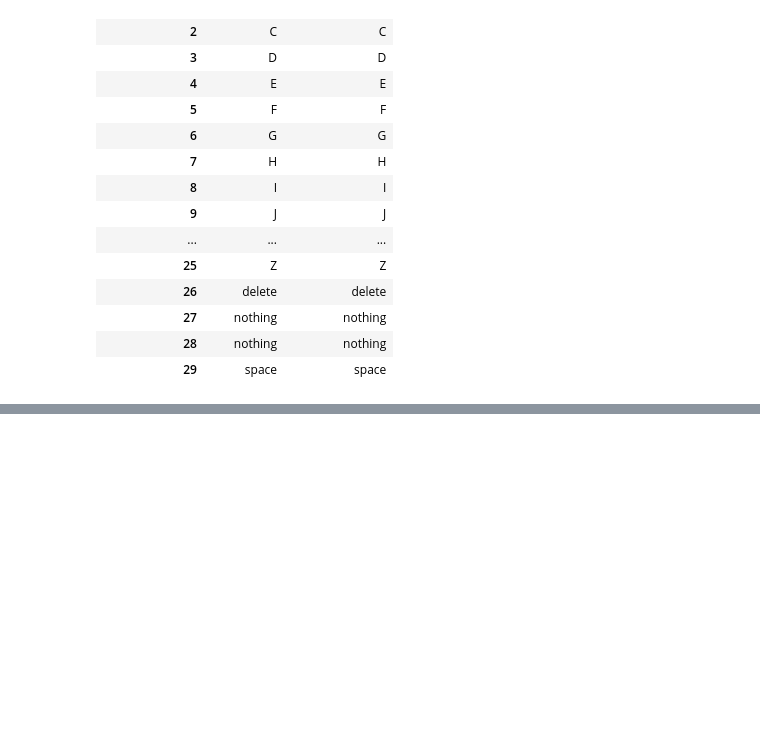
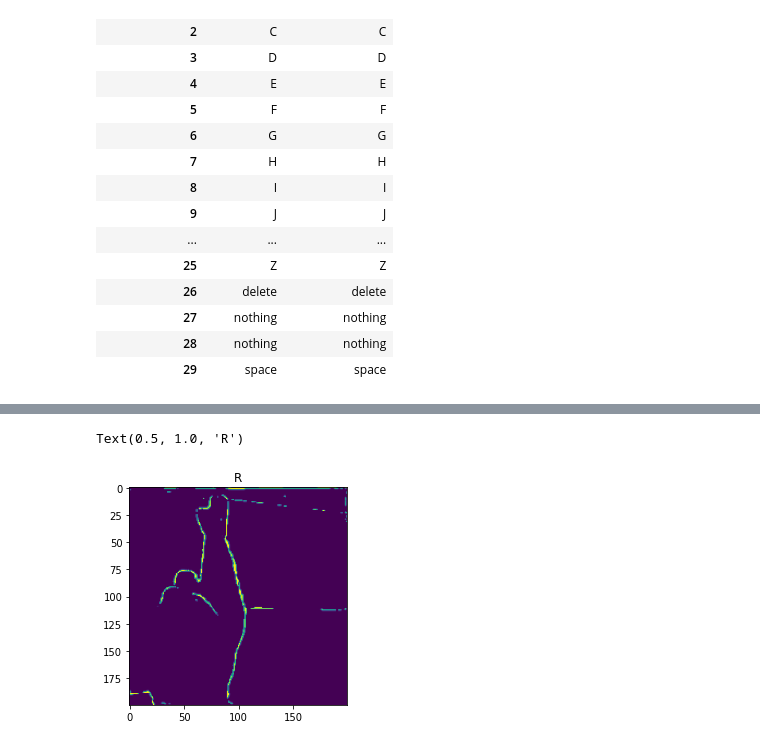
Before and after one commit to sam-thurman/asl_alphabet_image_classification, a Jupyter notebook: notebooks/final/Final_notebook.ipynb, the cells around one changed output, grey strips where cells are left out. Drawn from its saved outputs; the diff is of its cells as text; code cells hidden in the pictures; blank space fills up the shorter version.

```diff
--- a/notebooks/final/Final_notebook.ipynb
+++ b/notebooks/final/Final_notebook.ipynb
@@ -109,0 +117,6 @@ results
+# %%
+plt.imshow(array_to_img(validation_generator[0][0][17]))
+plt.title('R')
+# %% [output]
+Text(0.5, 1.0, 'R')
+[figure, added]
```
Also changed, not shown: parts of 7 cells of this notebook.
